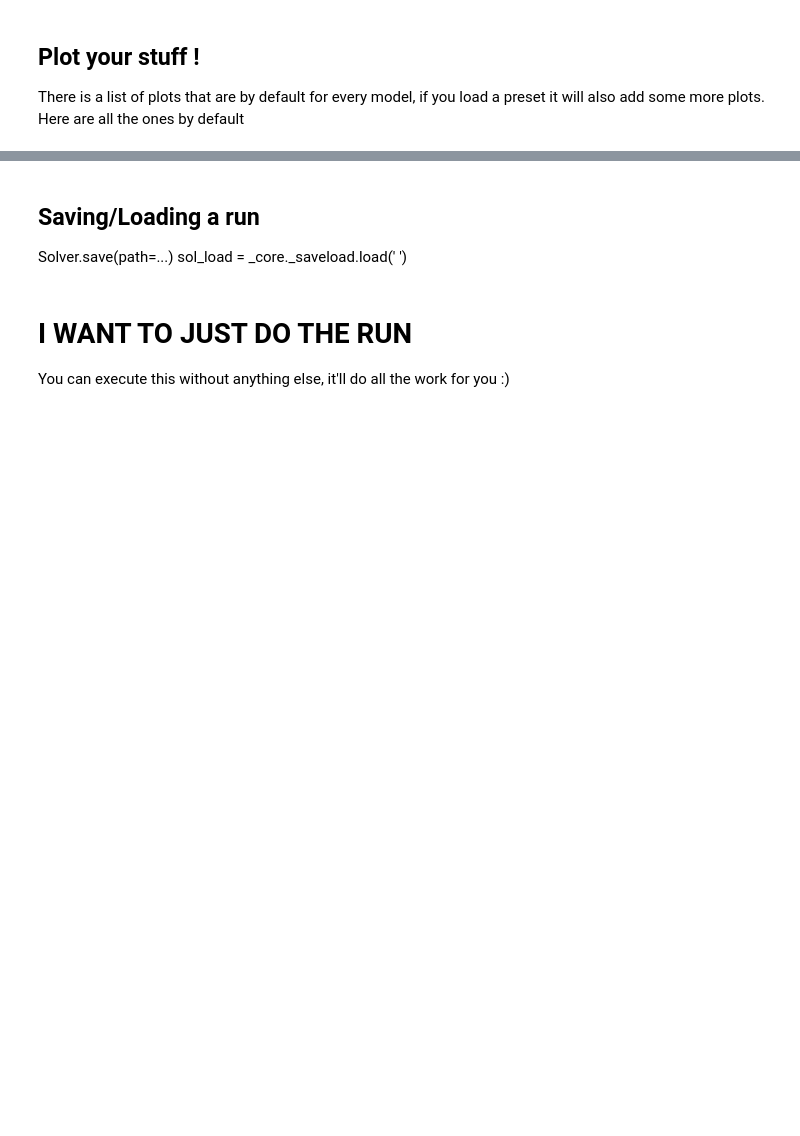
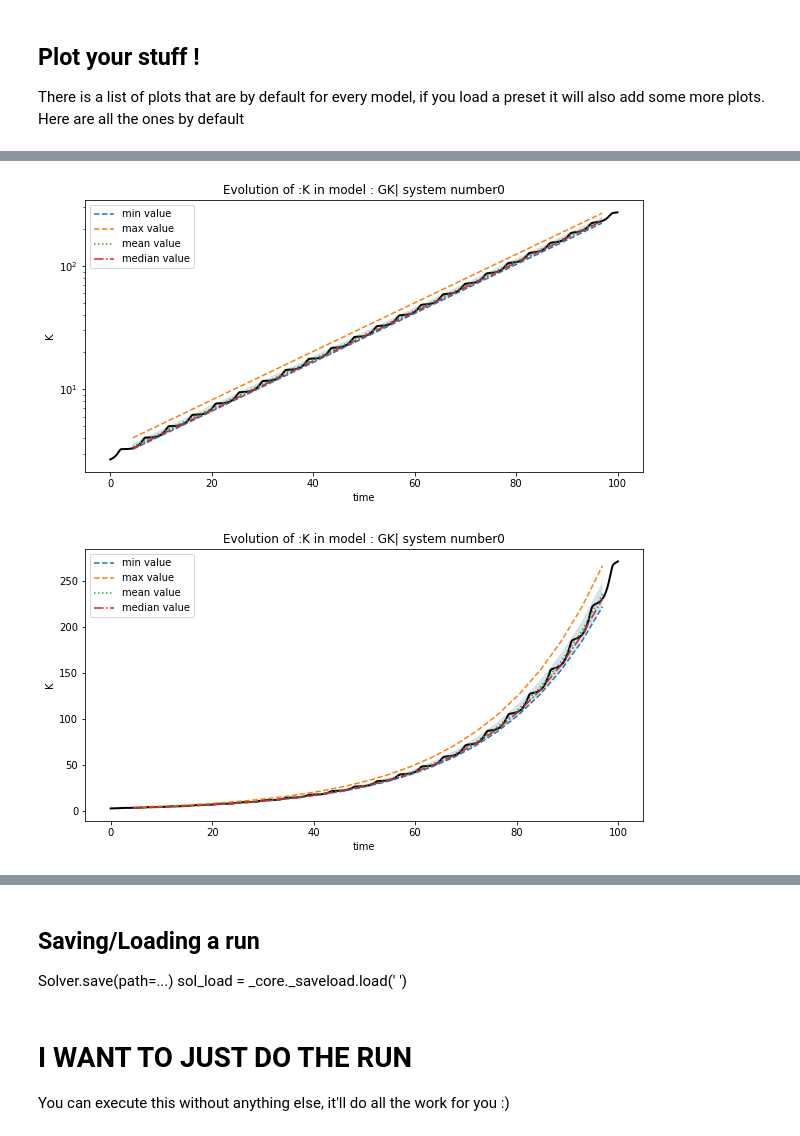
Before and after one commit to DaluS/CHIMES, a Jupyter notebook: TUTORIAL.ipynb, the cells around one changed output, grey strips where cells are left out. Cells and saved outputs as stored; diff of their text form; code cells hidden in the pictures; blank space fills up the shorter version.

```diff
--- a/TUTORIAL.ipynb
+++ b/TUTORIAL.ipynb
@@ -234,0 +344,6 @@ hub.plot() # Do all basic plots
+# %%
+plots.Var(hub, 'K', idx=0, cycles=True, log=True)
+plots.Var(hub, 'K', idx=0, cycles=True, log=False)
+# %% [output]
+[figure, added]
+[figure, added]
```
Also changed, not shown: parts of 34 cells of this notebook, 25 other files.
